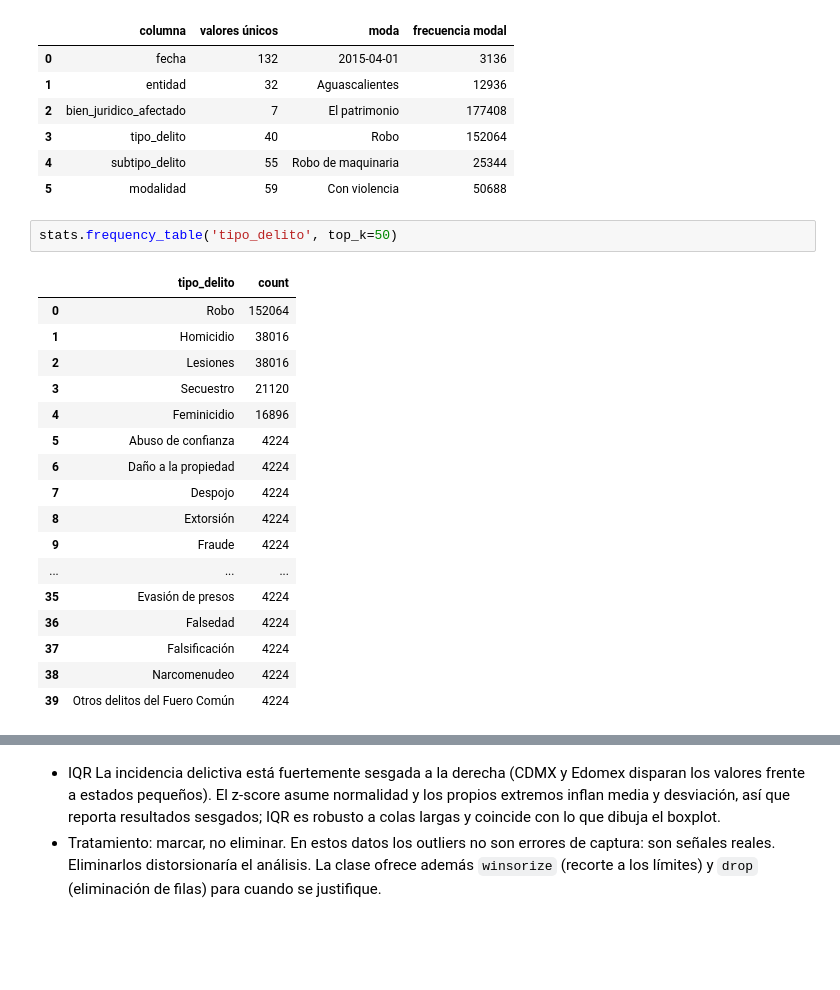
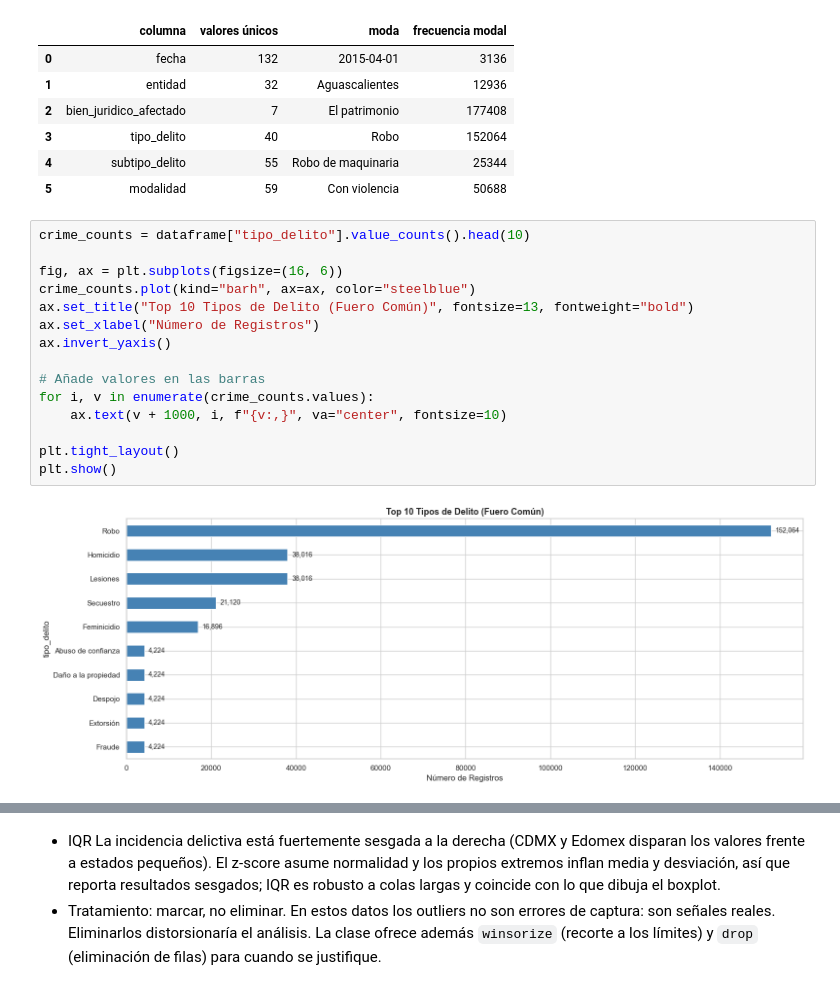
Before and after one commit to wallsified/proyecto-final-aymdd, a Jupyter notebook: notebooks/eda.ipynb, the cells around one changed output, grey strips where cells are left out. Cells and saved outputs as stored; diff of their text form; blank space fills up the shorter version.

```diff
--- a/notebooks/eda.ipynb
+++ b/notebooks/eda.ipynb
@@ -83,23 +114,20 @@ stats.categorical_stats()
 | 3 | tipo_delito | 40 | Robo | 152064 |
 | 4 | subtipo_delito | 55 | Robo de maquinaria | 25344 |
 | 5 | modalidad | 59 | Con violencia | 50688 |
-# %%
-stats.frequency_table('tipo_delito', top_k=50)
-# %% [output]
-|  | tipo_delito | count |
-| 0 | Robo | 152064 |
-| 1 | Homicidio | 38016 |
-| 2 | Lesiones | 38016 |
-| 3 | Secuestro | 21120 |
-| 4 | Feminicidio | 16896 |
-| 5 | Abuso de confianza | 4224 |
-| 6 | Daño a la propiedad | 4224 |
-| 7 | Despojo | 4224 |
-| 8 | Extorsión | 4224 |
-| 9 | Fraude | 4224 |
-| ... | ... | ... |
-| 35 | Evasión de presos | 4224 |
-| 36 | Falsedad | 4224 |
-| 37 | Falsificación | 4224 |
-| 38 | Narcomenudeo | 4224 |
-| 39 | Otros delitos del Fuero Común | 4224 |
+# %%
+crime_counts = dataframe["tipo_delito"].value_counts().head(10)
+
+fig, ax = plt.subplots(figsize=(16, 6))
+crime_counts.plot(kind="barh", ax=ax, color="steelblue")
+ax.set_title("Top 10 Tipos de Delito (Fuero Común)", fontsize=13, fontweight="bold")
+ax.set_xlabel("Número de Registros")
+ax.invert_yaxis()
+
+# Añade valores en las barras
+for i, v in enumerate(crime_counts.values):
+    ax.text(v + 1000, i, f"{v:,}", va="center", fontsize=10)
+
+plt.tight_layout()
+plt.show()
+# %% [output]
+[figure, added]
```
Also changed, not shown: parts of 25 cells of this notebook, 1 other file.
